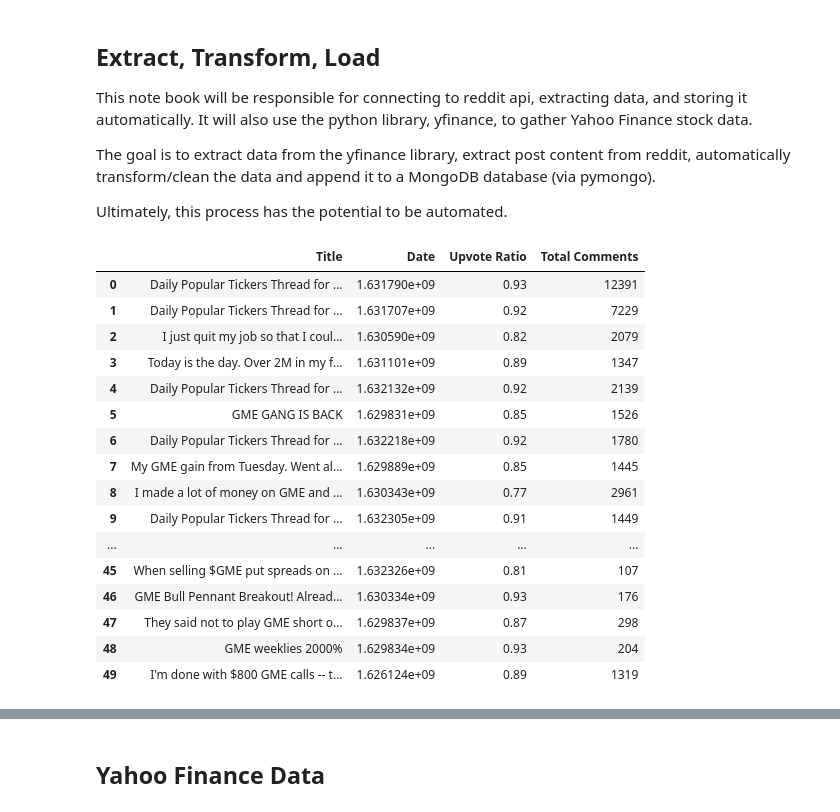
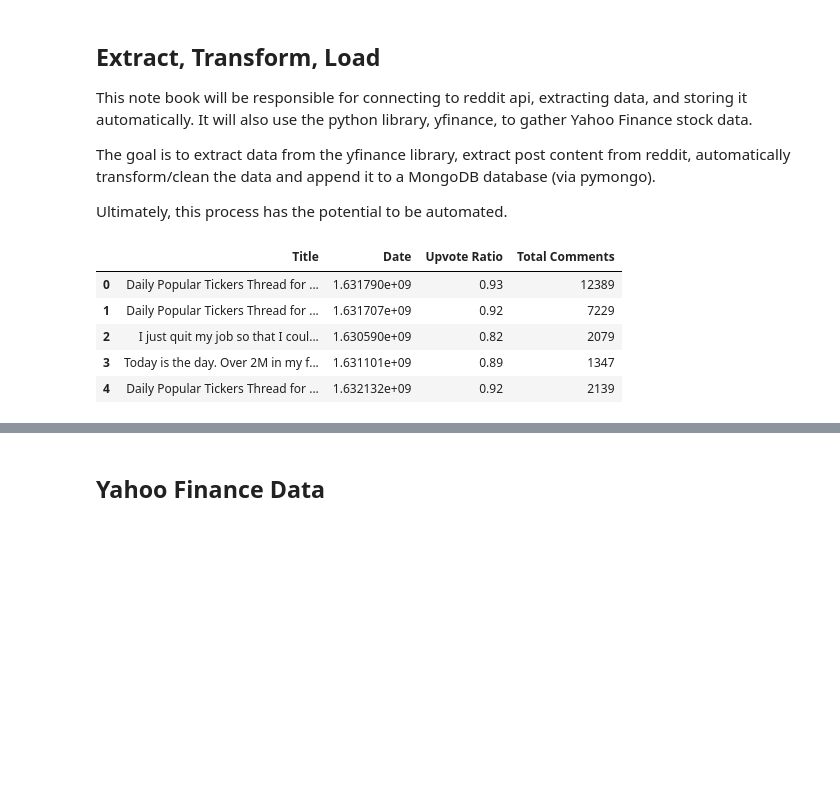
Before and after one commit to josephchancey/etl-reddit-finance, a Jupyter notebook: assets/etl-reddit-finance.ipynb, the cells around one changed output, grey strips where cells are left out. Cells and saved outputs as stored; diff of their text form; code cells hidden in the pictures; blank space fills up the shorter version.

```diff
--- a/assets/etl-reddit-finance.ipynb
+++ b/assets/etl-reddit-finance.ipynb
@@ -44,26 +44,15 @@ df = pd.DataFrame(columns=['Title', 'Date', 'Upvote Ratio', 'Total Comments'])
 # %%
 # Query Reddit API for submissions that include GME
 for submission in subreddit.search("GME", limit=50):
     df = df.append({'Title': submission.title, 'Date': submission.created_utc, 'Upvote Ratio': submission.upvote_ratio, 'Total Comments': submission.num_comments}, ignore_index=True)
-df
+df.head()
 # %% [output]
 |  | Title | Date | Upvote Ratio | Total Comments |
-| 0 | Daily Popular Tickers Thread for ... | 1.631790e+09 | 0.93 | 12391 |
+| 0 | Daily Popular Tickers Thread for ... | 1.631790e+09 | 0.93 | 12389 |
 | 1 | Daily Popular Tickers Thread for ... | 1.631707e+09 | 0.92 | 7229 |
 | 2 | I just quit my job so that I coul... | 1.630590e+09 | 0.82 | 2079 |
 | 3 | Today is the day. Over 2M in my f... | 1.631101e+09 | 0.89 | 1347 |
 | 4 | Daily Popular Tickers Thread for ... | 1.632132e+09 | 0.92 | 2139 |
-| 5 | GME GANG IS BACK | 1.629831e+09 | 0.85 | 1526 |
-| 6 | Daily Popular Tickers Thread for ... | 1.632218e+09 | 0.92 | 1780 |
-| 7 | My GME gain from Tuesday. Went al... | 1.629889e+09 | 0.85 | 1445 |
-| 8 | I made a lot of money on GME and ... | 1.630343e+09 | 0.77 | 2961 |
-| 9 | Daily Popular Tickers Thread for ... | 1.632305e+09 | 0.91 | 1449 |
-| ... | ... | ... | ... | ... |
-| 45 | When selling $GME put spreads on ... | 1.632326e+09 | 0.81 | 107 |
-| 46 | GME Bull Pennant Breakout! Alread... | 1.630334e+09 | 0.93 | 176 |
-| 47 | They said not to play GME short o... | 1.629837e+09 | 0.87 | 298 |
-| 48 | GME weeklies 2000% | 1.629834e+09 | 0.93 | 204 |
-| 49 | I'm done with $800 GME calls -- t... | 1.626124e+09 | 0.89 | 1319 |
 # %%
 # Ensure our DataFrame contains GME by dropping items that do not have GME in the title
 df = df[~df["Title"].str.contains("GME")==False]
```
Also changed, not shown: parts of 6 cells of this notebook.
